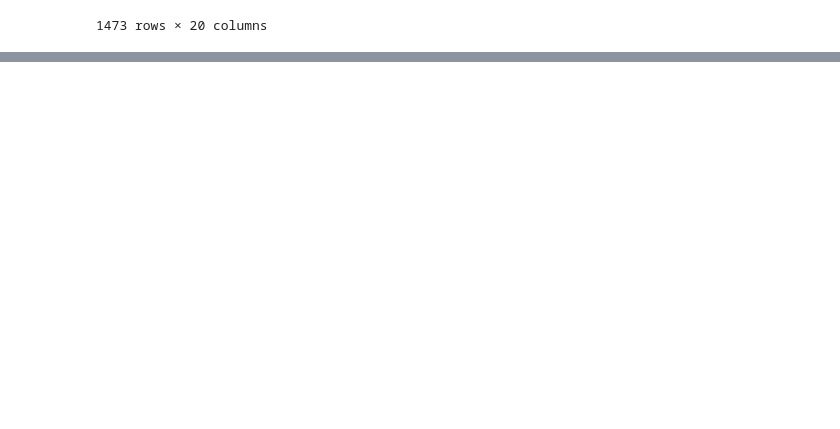
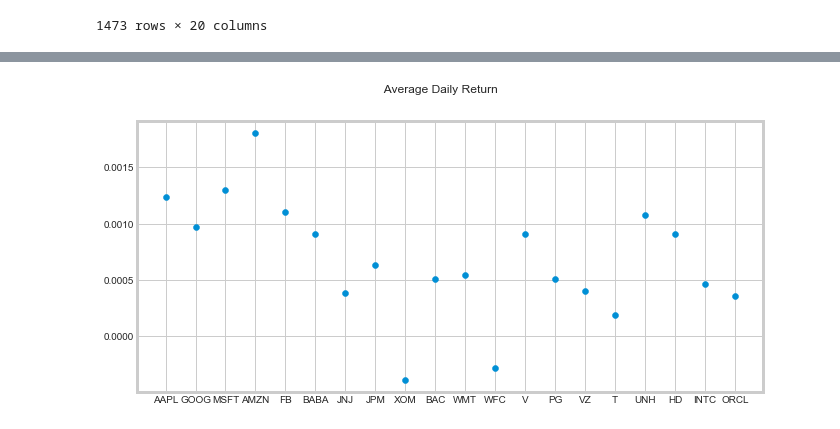
Before and after one commit to RITISHKARKIUNH/stockanalysis, a Jupyter notebook: Stock_Analysis.ipynb, the cells around one changed output, grey strips where cells are left out. Drawn from its saved outputs; the diff is of its cells as text; code cells hidden in the pictures; blank space fills up the shorter version.

```diff
--- a/Stock_Analysis.ipynb
+++ b/Stock_Analysis.ipynb
@@ -145,3 +145,17 @@ aclose.describe()
 | 50% | 38.879524 | 1020.080017 | 80.857437 | 1162.349976 | 159.389999 | 156.279999 | 121.223618 | 89.200592 | 68.734856 | 23.350195 | 80.962029 | ... |
 | 75% | 51.379974 | 1184.650024 | 125.813942 | 1813.030029 | 185.169998 | 185.250000 | 131.715500 | 102.432304 | 71.786217 | 27.803112 | 100.712578 | ... |
 | max | 134.179993 | 1763.369995 | 231.649994 | 3531.449951 | 303.910004 | 317.140015 | 153.830002 | 136.145889 | 78.264053 | 34.925472 | 147.679993 | ... |
+# %%
+# here we are visualising of closing price
+
+plt.figure(figsize=(12, 20))
+plt.subplots_adjust(top=2.25, bottom=2.2)
+
+columns = list(aclose)
+
+for i, cols in enumerate(columns,1):
+    plt.subplot(10, 2,i)
+    aclose[cols].plot()
+    plt.ylabel('Adj Close')
+    plt.xlabel(None)
+    plt.title(f"{Tech_list[i - 1]}")
@@ -188,0 +176,3 @@ dtype: float64
+# %%
+avg = daily_returns.mean()
+avg
@@ -188,0 +197,7 @@ dtype: float64
+# %%
+plt.figure(figsize=(10, 5))
+plt.scatter(columns, avg)
+plt.suptitle(' Average Daily Return')
+plt.show()
+# %% [output]
+[figure, added]
```
Also changed, not shown: parts of 13 cells of this notebook.
